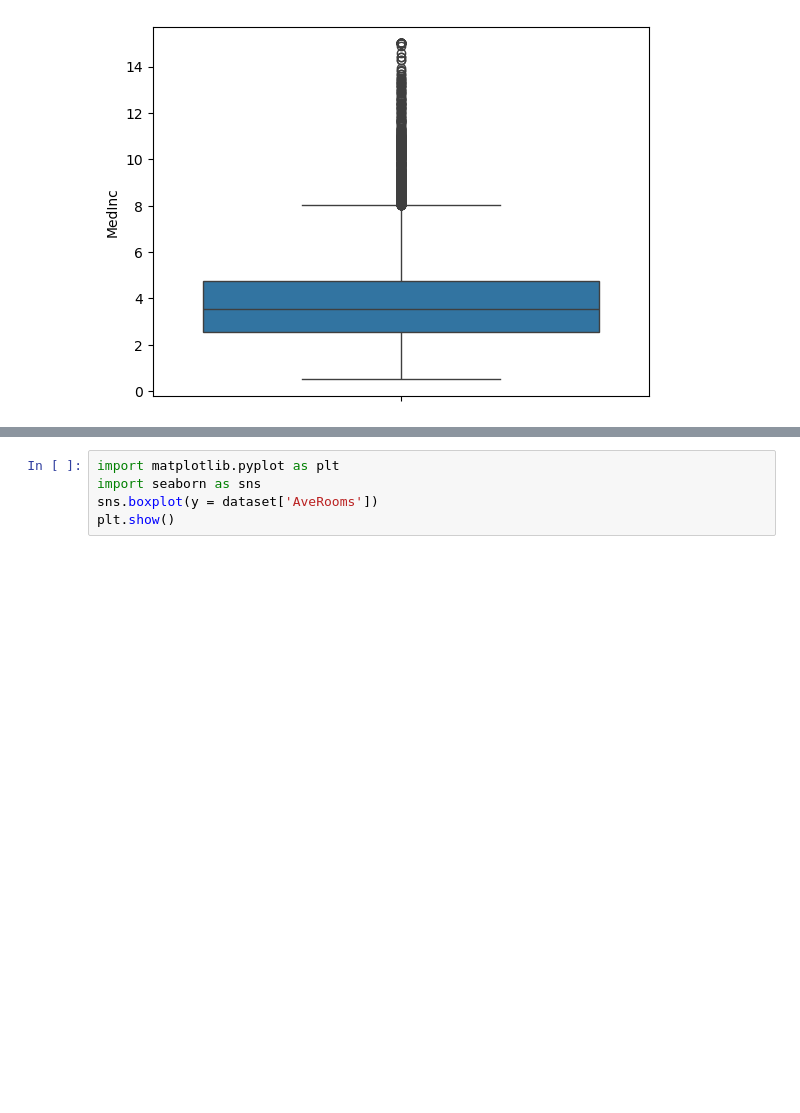
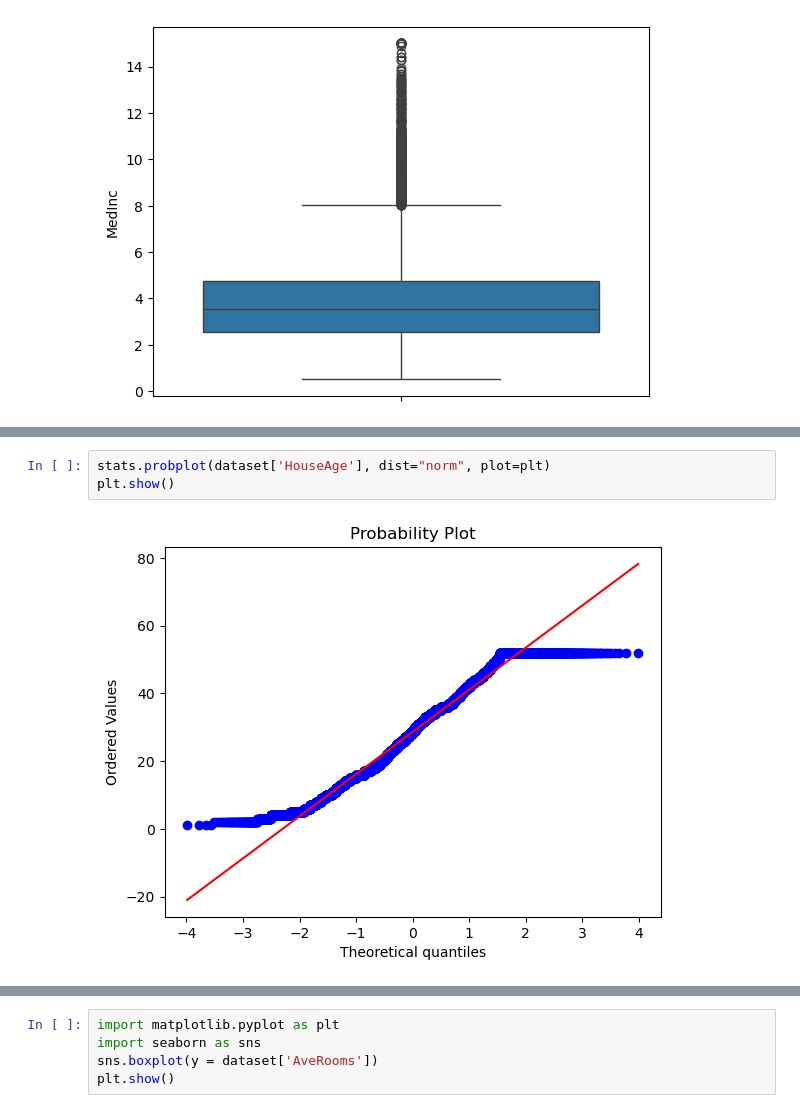
Before and after one commit to hcorbat1/Machine-Learning-Enhancement, a Jupyter notebook: ML preactice on linear & logistic regressions.ipynb, the cells around one changed output, grey strips where cells are left out. Drawn from its saved outputs; the diff is of its cells as text; blank space fills up the shorter version.

```diff
--- a/ML preactice on linear & logistic regressions.ipynb
+++ b/ML preactice on linear & logistic regressions.ipynb
@@ -282,0 +301,5 @@ plt.show()
+# %%
+stats.probplot(dataset['HouseAge'], dist="norm", plot=plt)
+plt.show()
+# %% [output]
+[figure, added]
```
Also changed, not shown: parts of 21 cells of this notebook.
